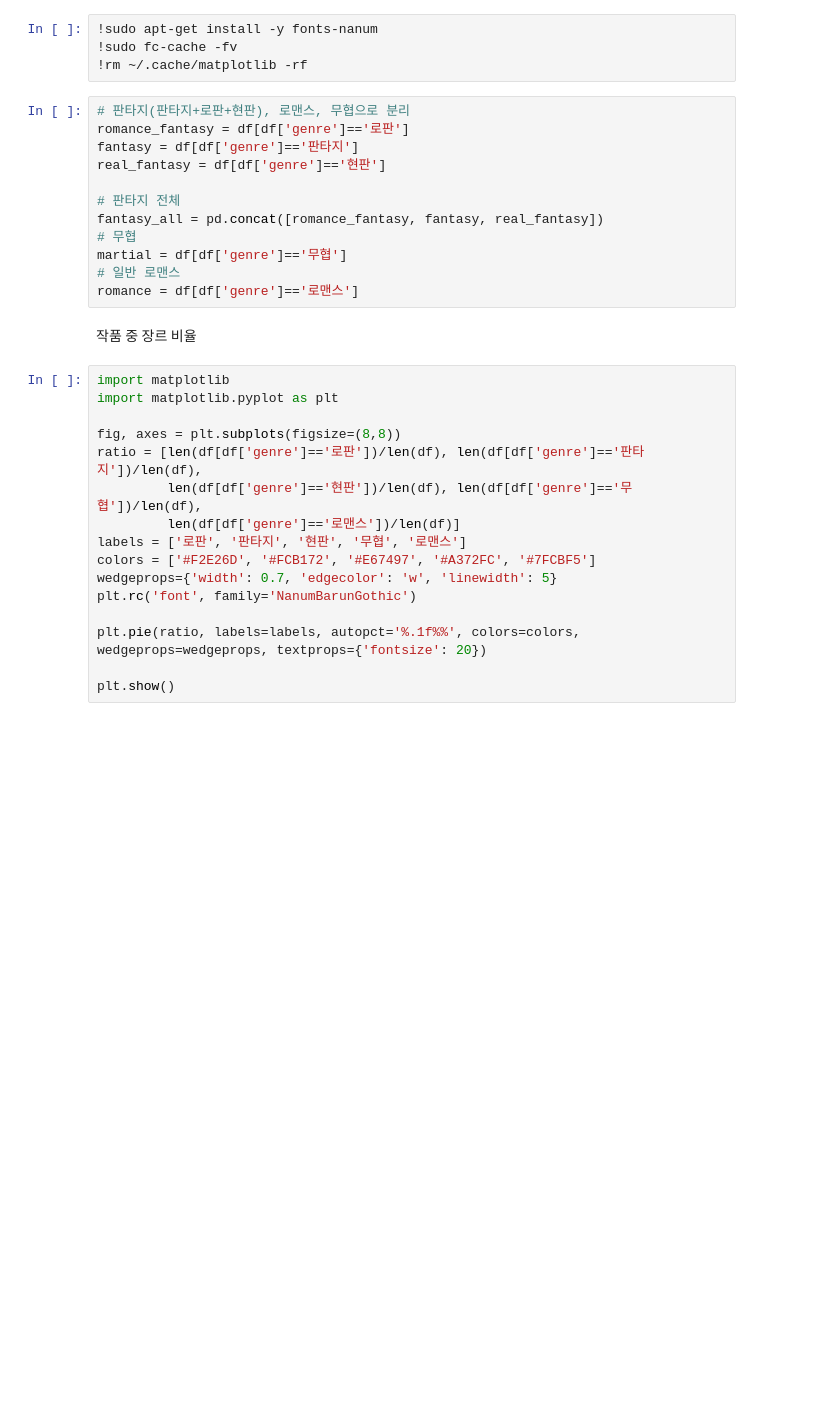
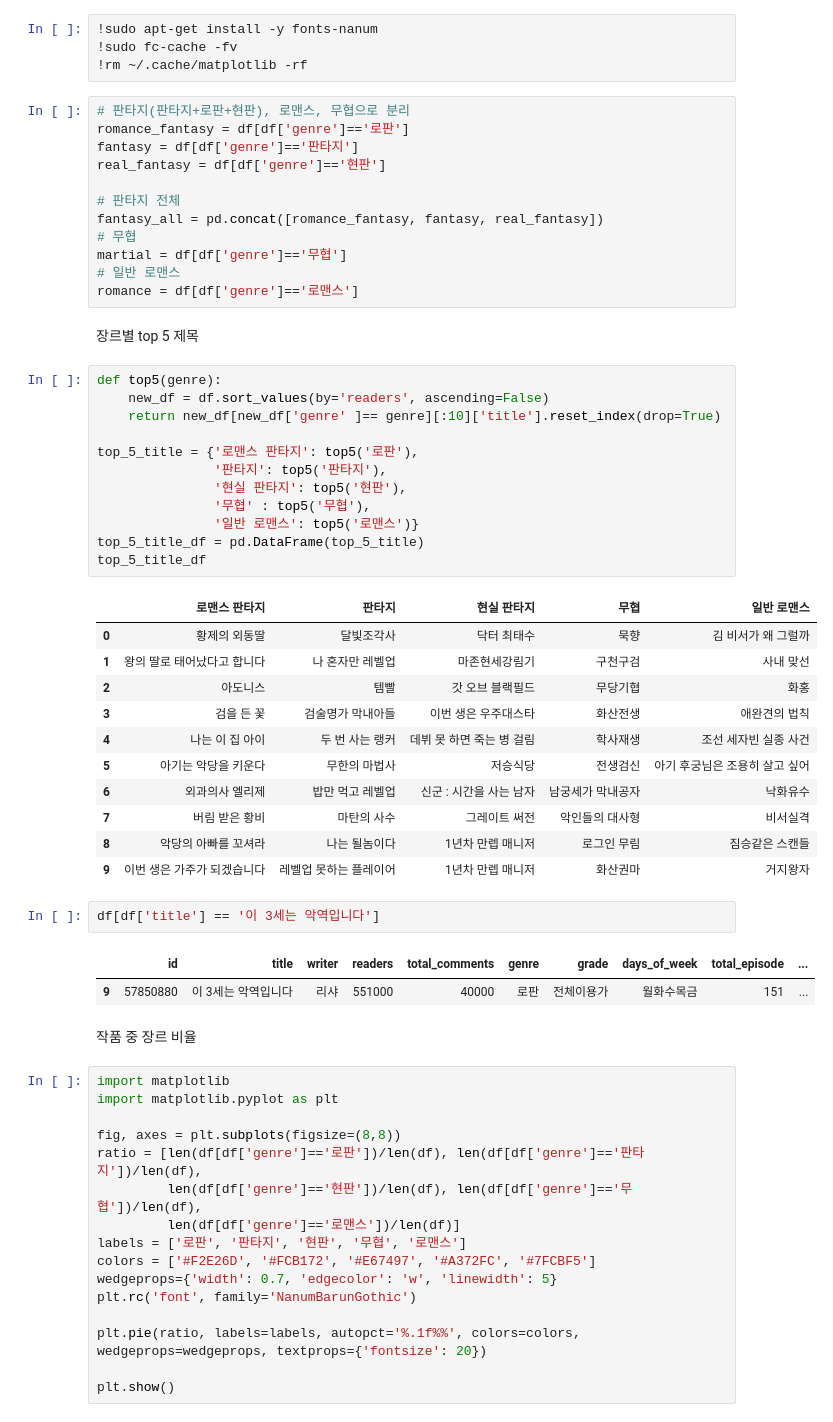
Before and after one commit to honeyd3wy/quill-helper, a Jupyter notebook: Data_Analysis.ipynb, the cells around one changed output. Drawn from its saved outputs; the diff is of its cells as text; blank space fills up the shorter version.

```diff
--- a/Data_Analysis.ipynb
+++ b/Data_Analysis.ipynb
@@ -116,6 +116,37 @@ fantasy_all = pd.concat([romance_fantasy, fantasy, real_fantasy])
 martial = df[df['genre']=='무협']
 # 일반 로맨스
 romance = df[df['genre']=='로맨스']
+# %% [markdown]
+장르별 top 5 제목
+# %%
+def top5(genre):
+    new_df = df.sort_values(by='readers', ascending=False)
+    return new_df[new_df['genre' ]== genre][:10]['title'].reset_index(drop=True)
+
+top_5_title = {'로맨스 판타지': top5('로판'),
+               '판타지': top5('판타지'),
+               '현실 판타지': top5('현판'),
+               '무협' : top5('무협'),
+               '일반 로맨스': top5('로맨스')}
+top_5_title_df = pd.DataFrame(top_5_title)
+top_5_title_df
+# %% [output]
+|  | 로맨스 판타지 | 판타지 | 현실 판타지 | 무협 | 일반 로맨스 |
+| 0 | 황제의 외동딸 | 달빛조각사 | 닥터 최태수 | 묵향 | 김 비서가 왜 그럴까 |
+| 1 | 왕의 딸로 태어났다고 합니다 | 나 혼자만 레벨업 | 마존현세강림기 | 구천구검 | 사내 맞선 |
+| 2 | 아도니스 | 템빨 | 갓 오브 블랙필드 | 무당기협 | 화홍 |
+| 3 | 검을 든 꽃 | 검술명가 막내아들 | 이번 생은 우주대스타 | 화산전생 | 애완견의 법칙 |
+| 4 | 나는 이 집 아이 | 두 번 사는 랭커 | 데뷔 못 하면 죽는 병 걸림 | 학사재생 | 조선 세자빈 실종 사건 |
+| 5 | 아기는 악당을 키운다 | 무한의 마법사 | 저승식당 | 전생검신 | 아기 후궁님은 조용히 살고 싶어 |
+| 6 | 외과의사 엘리제 | 밥만 먹고 레벨업 | 신군 : 시간을 사는 남자 | 남궁세가 막내공자 | 낙화유수 |
+| 7 | 버림 받은 황비 | 마탄의 사수 | 그레이트 써전 | 악인들의 대사형 | 비서실격 |
+| 8 | 악당의 아빠를 꼬셔라 | 나는 될놈이다 | 1년차 만렙 매니저 | 로그인 무림 | 짐승같은 스캔들 |
+| 9 | 이번 생은 가주가 되겠습니다 | 레벨업 못하는 플레이어 | 1년차 만렙 매니저 | 화산권마 | 거지왕자 |
+# %%
+df[df['title'] == '이 3세는 악역입니다']
+# %% [output]
+|  | id | title | writer | readers | total_comments | genre | grade | days_of_week | total_episode | ... |
+| 9 | 57850880 | 이 3세는 악역입니다 | 리샤 | 551000 | 40000 | 로판 | 전체이용가 | 월화수목금 | 151 | ... |
 # %% [markdown]
 작품 중 장르 비율
 # %%
```
